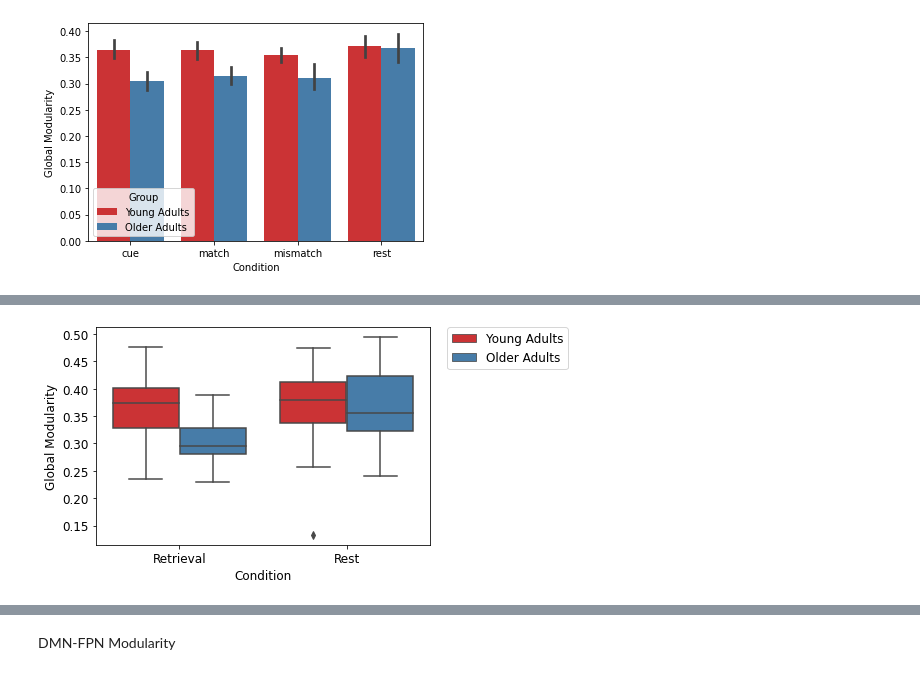
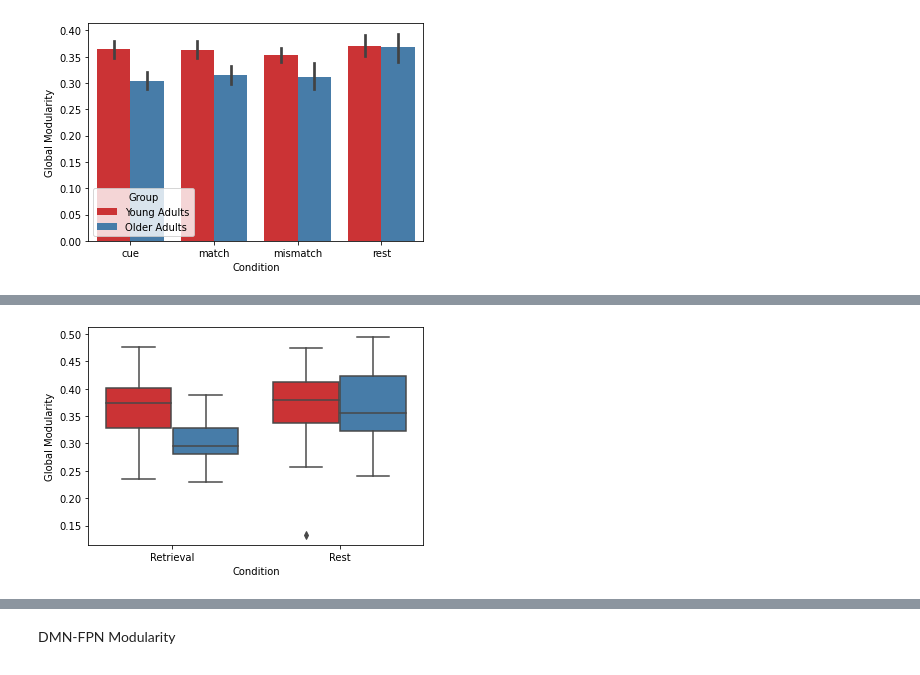
Before and after one commit to mcmahonmc/dissertation, a Jupyter notebook: Statistics.ipynb, the cells around one changed output, grey strips where cells are left out. Cells and saved outputs as stored; diff of their text form; code cells hidden in the pictures.

```diff
--- a/Statistics.ipynb
+++ b/Statistics.ipynb
@@ -383,12 +394,13 @@ Text(0.5, 0, 'Condition')
 # %%
 dfbar = dfl[(dfl['condition'].isin(['rest', 'cue']))]
 ax = sns.boxplot(x=dfbar['condition'], y=dfbar['q_global'], hue=dfbar['Group'])
 plt.ylabel('Global Modularity'); plt.xlabel('Condition')
 ax.set_xticklabels(['Retrieval', 'Rest'])
-plt.legend(bbox_to_anchor=(1.05, 1), loc='upper left', borderaxespad=0)
+# plt.legend(bbox_to_anchor=(1.05, 1), loc='upper left', borderaxespad=0)
+ax.get_legend().remove()
 plt.savefig('./results/globalmod_cond.png', dpi=300, bbox_inches='tight')
 # %% [output]
-[figure, old version]
+[figure, new version]
 # %%
 dfbar = dfl[(dfl['condition'].isin(['rest', 'cue']))]
 sns.lineplot(x=dfbar['condition'], y=dfbar['q_global'], hue=dfbar['Group'])
```
Also changed, not shown: parts of 117 cells of this notebook, 30 other files.
